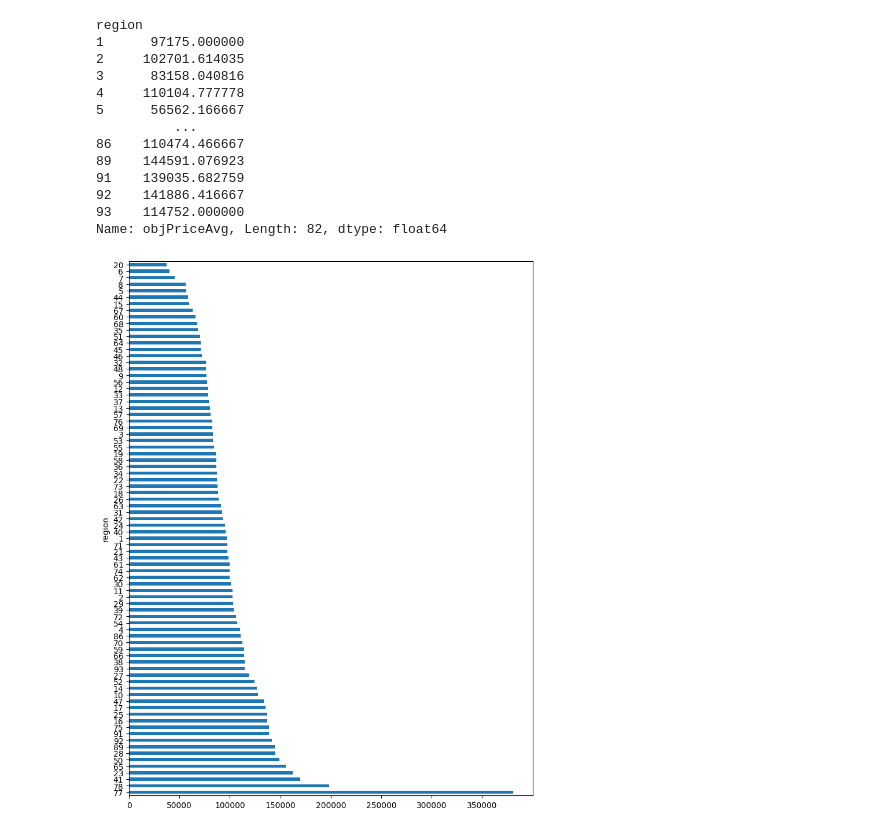
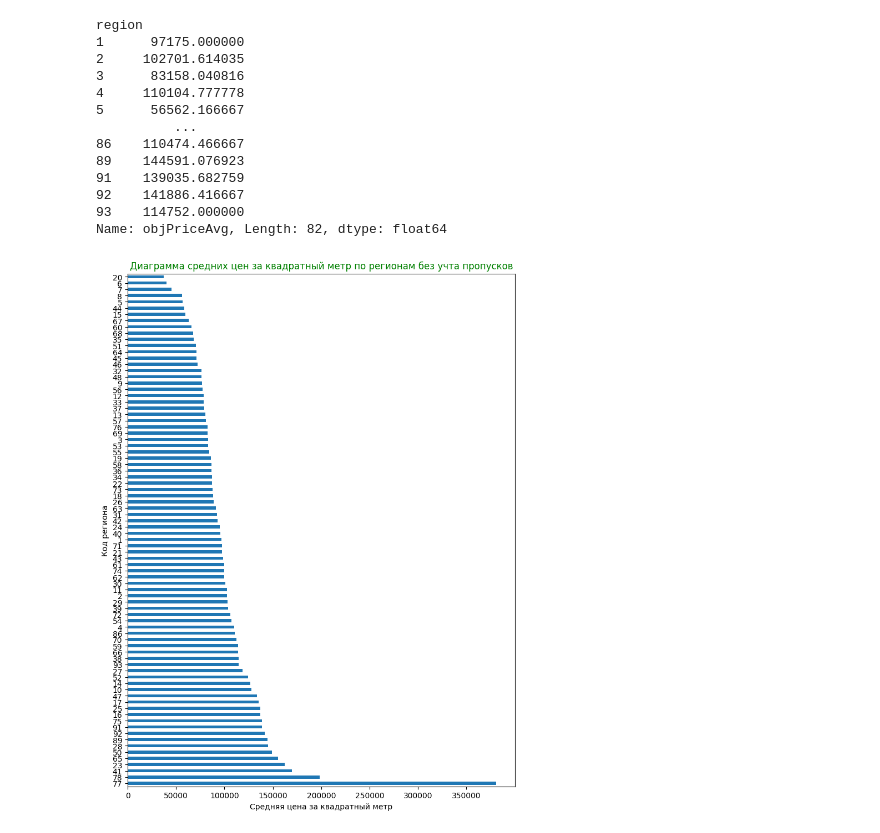
Before and after one commit to NtimTim/DS_School_Home_Work, a Jupyter notebook: Hometask/Task2_dmrf_visual.ipynb, the cells around one changed output. Saved outputs shown, nothing was run; the diff lists cells and outputs as text; code cells hidden in the pictures.

```diff
--- a/Hometask/Task2_dmrf_visual.ipynb
+++ b/Hometask/Task2_dmrf_visual.ipynb
@@ -99,10 +101,13 @@ Name: objPriceAvg, Length: 82, dtype: float64
 # %%
 from pylab import rcParams
 rcParams['figure.figsize'] = 9,12
 df_region_price_series.sort_values(ascending=False).plot(kind='barh')
+plt.title('Диаграмма средних цен за квадратный метр по регионам без учта пропусков', size = 12, color = 'g')
+plt.xlabel('Средняя цена за квадратный метр')
+plt.ylabel('Код региона')
 plt.show()
 # %% [output]
-[figure, old version]
+[figure, new version]
 # %%
 #Делаем выводы^
 # самые высокие средние цены в 77 регионе -Москва,
```
Also changed, not shown: parts of 8 cells of this notebook.
